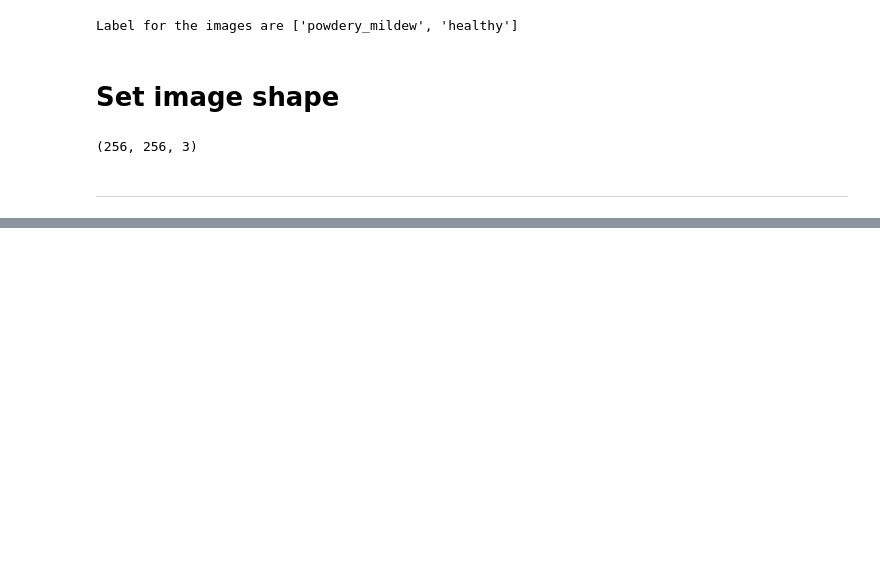
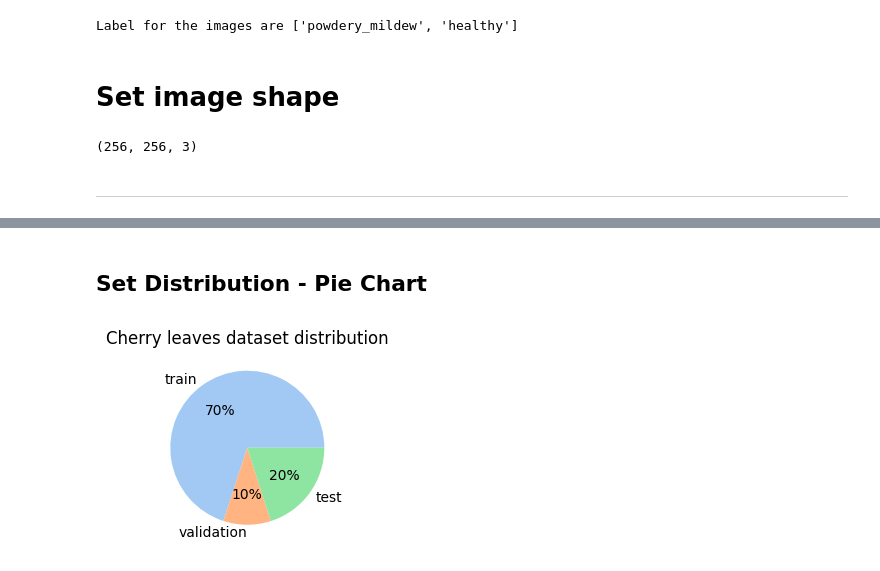
Before and after one commit to DanielE-J/Cherry-Powdery-Mildew-Detector, a Jupyter notebook: jupyter_notebooks/ModellingEvaluating.ipynb, the cells around one changed output, grey strips where cells are left out. Saved outputs shown, nothing was run; the diff lists cells and outputs as text; code cells hidden in the pictures; blank space fills up the shorter version.

Commit message:
Modellingeval: Image Distibuton with bar,pie chart

```diff
--- a/jupyter_notebooks/ModellingEvaluating.ipynb
+++ b/jupyter_notebooks/ModellingEvaluating.ipynb
@@ -144,0 +149,19 @@ image_shape
+# %%
+import os
+import pandas as pd
+import plotly.express as px
+import importlib.util
+
+rows = []
+for folder in ['train', 'test', 'validation']:
+    for label in labels:
+        count = len(os.listdir(os.path.join(my_data_dir, folder, label)))
+        rows.append({
+            'Set': folder,
+            'Label': label,
+            'Count': count
+        })
+        print(f"* {folder} - {label}: {count} images")
+
+df_freq = pd.DataFrame(rows)
+print("\n")
@@ -144,0 +193,21 @@ image_shape
+# %% [markdown]
+## Set Distribution - Pie Chart
+# %%
+folders = os.listdir(my_data_dir)
+data=[]
+for folder in folders:
+    for label in labels:
+        n=int(len(os.listdir(my_data_dir + '/' + folder + '/' + label)))
+        n+=n
+    data.append(n)
+
+px = 1/plt.rcParams['figure.dpi']
+plt.subplots(figsize=(800*px, 250*px))
+colors = sns.color_palette('pastel')[0:5]
+plt.pie(data, labels = folders, colors = colors, autopct='%.0f%%')
+plt.title('Cherry leaves dataset distribution')
+plt.savefig(f'{file_path}/sets_distribution_pie.png',
+            bbox_inches='tight', dpi=150)
+plt.show()
+# %% [output]
+[figure, added]
```
Also changed, not shown: parts of 5 cells of this notebook, 2 other files.
